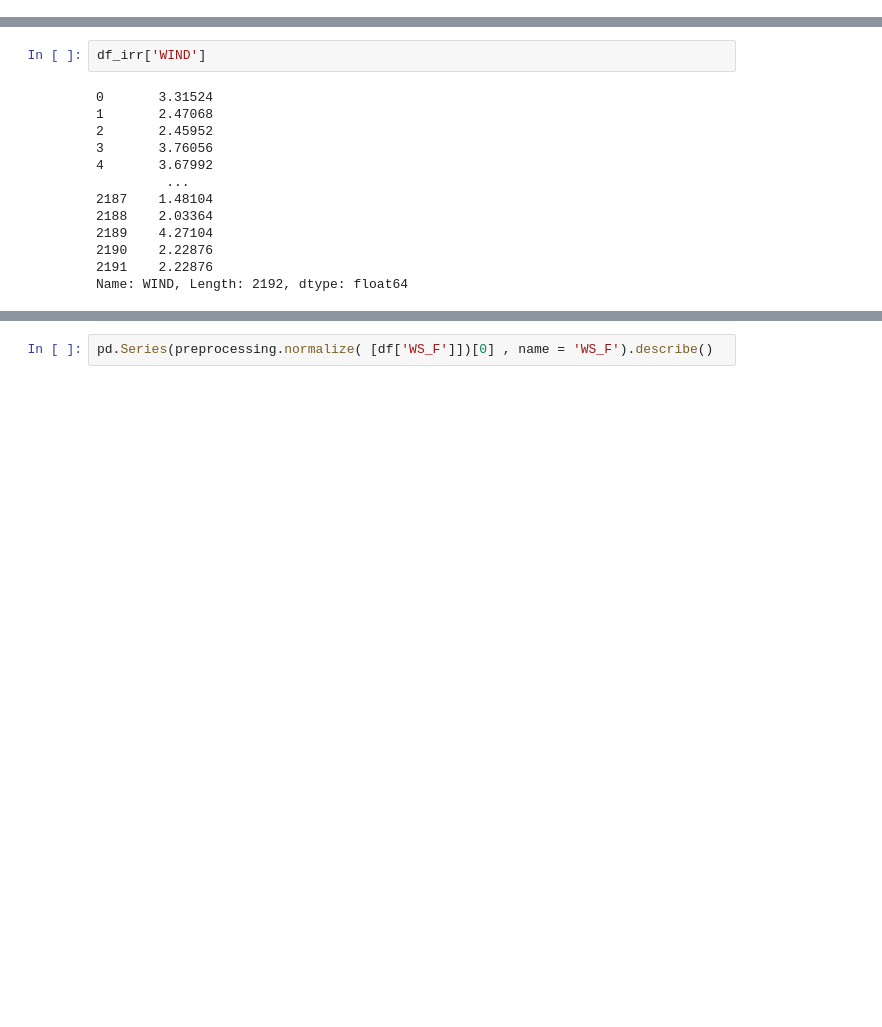
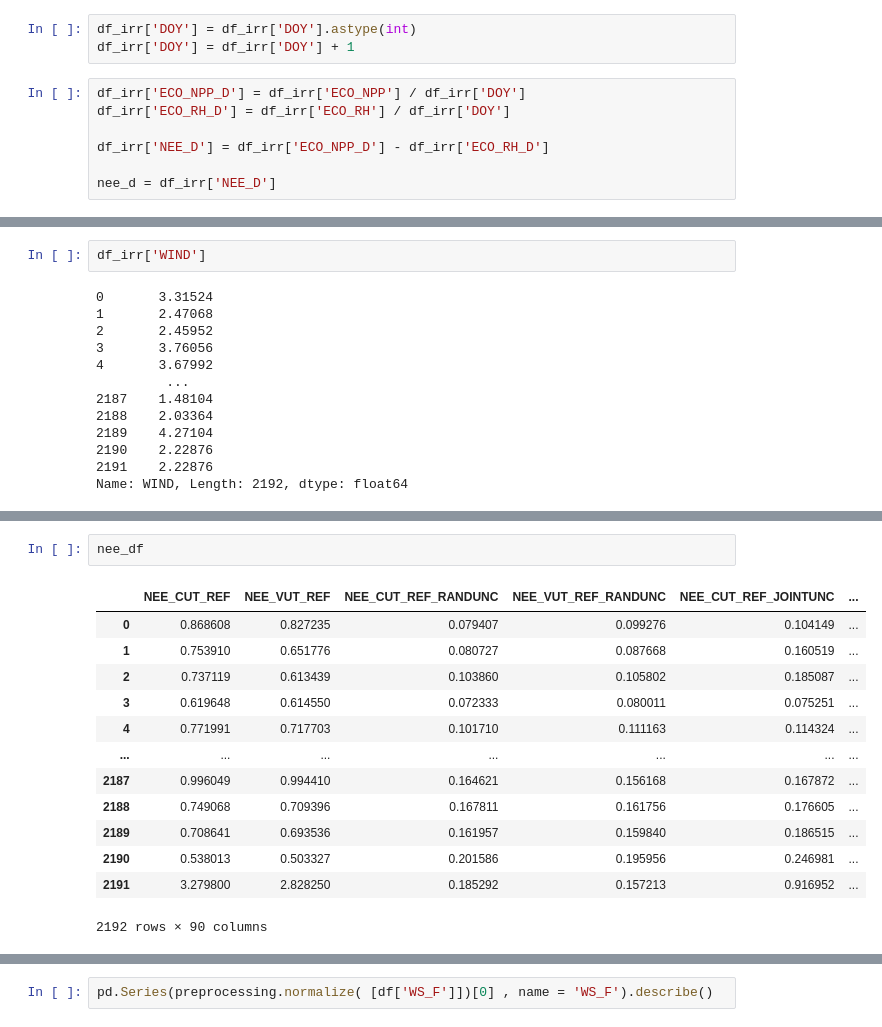
Before and after one commit to DinisDimitris/Net-ecosystem-exchange-Quantification, a Jupyter notebook: HelperScripts/RetrieveAmerifluxdata.ipynb, the cells around one changed output, grey strips where cells are left out. Drawn from its saved outputs; the diff is of its cells as text; blank space fills up the shorter version.

```diff
--- a/HelperScripts/RetrieveAmerifluxdata.ipynb
+++ b/HelperScripts/RetrieveAmerifluxdata.ipynb
@@ -114,3 +114,13 @@ df_cool['NEE'] = df_cool['ECO_NPP'] - df_cool['ECO_RH']
 nee = df_irr['NEE']
 #y = df[target].copy()
 #df = df.drop(target, axis=1)
+# %%
+df_irr['DOY'] = df_irr['DOY'].astype(int)
+df_irr['DOY'] = df_irr['DOY'] + 1
+# %%
+df_irr['ECO_NPP_D'] = df_irr['ECO_NPP'] / df_irr['DOY']
+df_irr['ECO_RH_D'] = df_irr['ECO_RH'] / df_irr['DOY']
+
+df_irr['NEE_D'] = df_irr['ECO_NPP_D'] - df_irr['ECO_RH_D']
+
+nee_d = df_irr['NEE_D']
@@ -299,0 +358,16 @@ Similarity for TMIN_SOIL:
+# %%
+nee_df
+# %% [output]
+|  | NEE_CUT_REF | NEE_VUT_REF | NEE_CUT_REF_RANDUNC | NEE_VUT_REF_RANDUNC | NEE_CUT_REF_JOINTUNC | ... |
+| 0 | 0.868608 | 0.827235 | 0.079407 | 0.099276 | 0.104149 | ... |
+| 1 | 0.753910 | 0.651776 | 0.080727 | 0.087668 | 0.160519 | ... |
+| 2 | 0.737119 | 0.613439 | 0.103860 | 0.105802 | 0.185087 | ... |
+| 3 | 0.619648 | 0.614550 | 0.072333 | 0.080011 | 0.075251 | ... |
+| 4 | 0.771991 | 0.717703 | 0.101710 | 0.111163 | 0.114324 | ... |
+| ... | ... | ... | ... | ... | ... | ... |
+| 2187 | 0.996049 | 0.994410 | 0.164621 | 0.156168 | 0.167872 | ... |
+| 2188 | 0.749068 | 0.709396 | 0.167811 | 0.161756 | 0.176605 | ... |
+| 2189 | 0.708641 | 0.693536 | 0.161957 | 0.159840 | 0.186515 | ... |
+| 2190 | 0.538013 | 0.503327 | 0.201586 | 0.195956 | 0.246981 | ... |
+| 2191 | 3.279800 | 2.828250 | 0.185292 | 0.157213 | 0.916952 | ... |
+2192 rows × 90 columns
```
Also changed, not shown: parts of 15 cells of this notebook, 10 other files.
